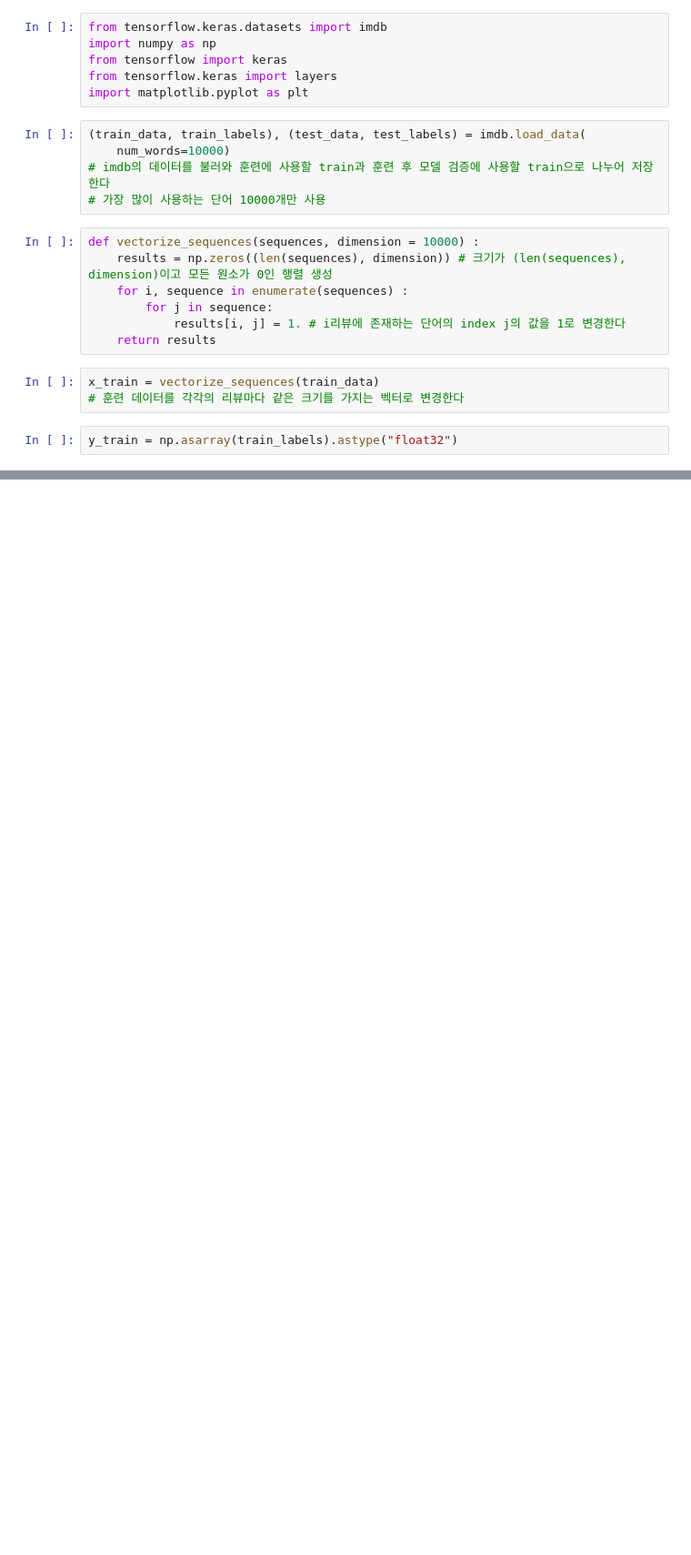
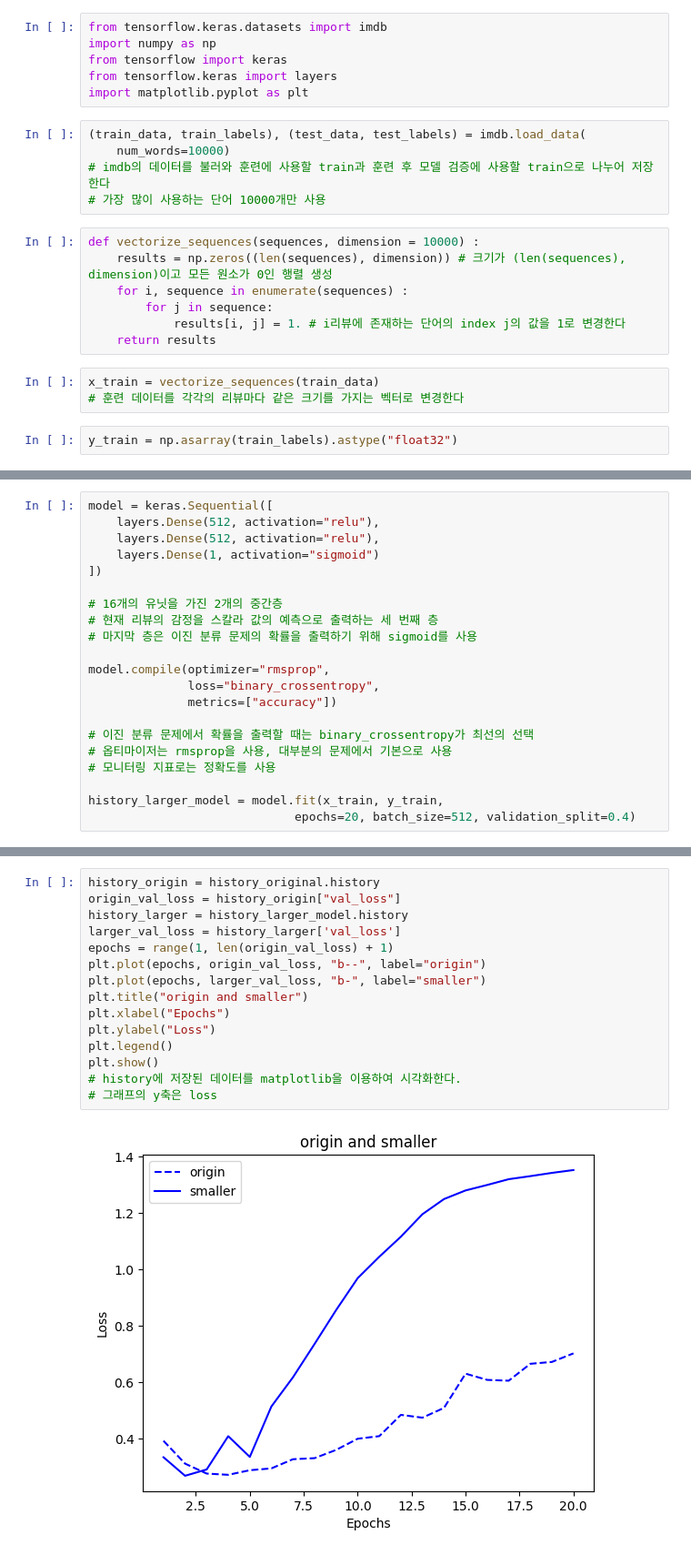
Before and after one commit to imnoans/Keras_AI, a Jupyter notebook: Ch_05/imdb.ipynb, the cells around one changed output, grey strips where cells are left out. Shown: that part at 91% size. Cells and saved outputs as stored; diff of their text form; blank space fills up the shorter version.

```diff
--- a/Ch_05/imdb.ipynb
+++ b/Ch_05/imdb.ipynb
@@ -118,0 +119,21 @@ plt.show()
+# %%
+model = keras.Sequential([
+    layers.Dense(512, activation="relu"),
+    layers.Dense(512, activation="relu"),
+    layers.Dense(1, activation="sigmoid")
+])
+
+# 16개의 유닛을 가진 2개의 중간층
+# 현재 리뷰의 감정을 스칼라 값의 예측으로 출력하는 세 번째 층
+# 마지막 층은 이진 분류 문제의 확률을 출력하기 위해 sigmoid를 사용
+
+model.compile(optimizer="rmsprop",
+              loss="binary_crossentropy",
+              metrics=["accuracy"])
+
+# 이진 분류 문제에서 확률을 출력할 때는 binary_crossentropy가 최선의 선택
+# 옵티마이저는 rmsprop을 사용, 대부분의 문제에서 기본으로 사용
+# 모니터링 지표로는 정확도를 사용
+
+history_larger_model = model.fit(x_train, y_train,
+                             epochs=20, batch_size=512, validation_split=0.4)
@@ -118,0 +158,17 @@ plt.show()
+# %%
+history_origin = history_original.history
+origin_val_loss = history_origin["val_loss"]
+history_larger = history_larger_model.history
+larger_val_loss = history_larger['val_loss']
+epochs = range(1, len(origin_val_loss) + 1)
+plt.plot(epochs, origin_val_loss, "b--", label="origin")
+plt.plot(epochs, larger_val_loss, "b-", label="smaller")
+plt.title("origin and smaller")
+plt.xlabel("Epochs")
+plt.ylabel("Loss")
+plt.legend()
+plt.show()
+# history에 저장된 데이터를 matplotlib을 이용하여 시각화한다.
+# 그래프의 y축은 loss
+# %% [output]
+[figure, added]
```
Also changed, not shown: parts of 6 cells of this notebook, 11 other files.
